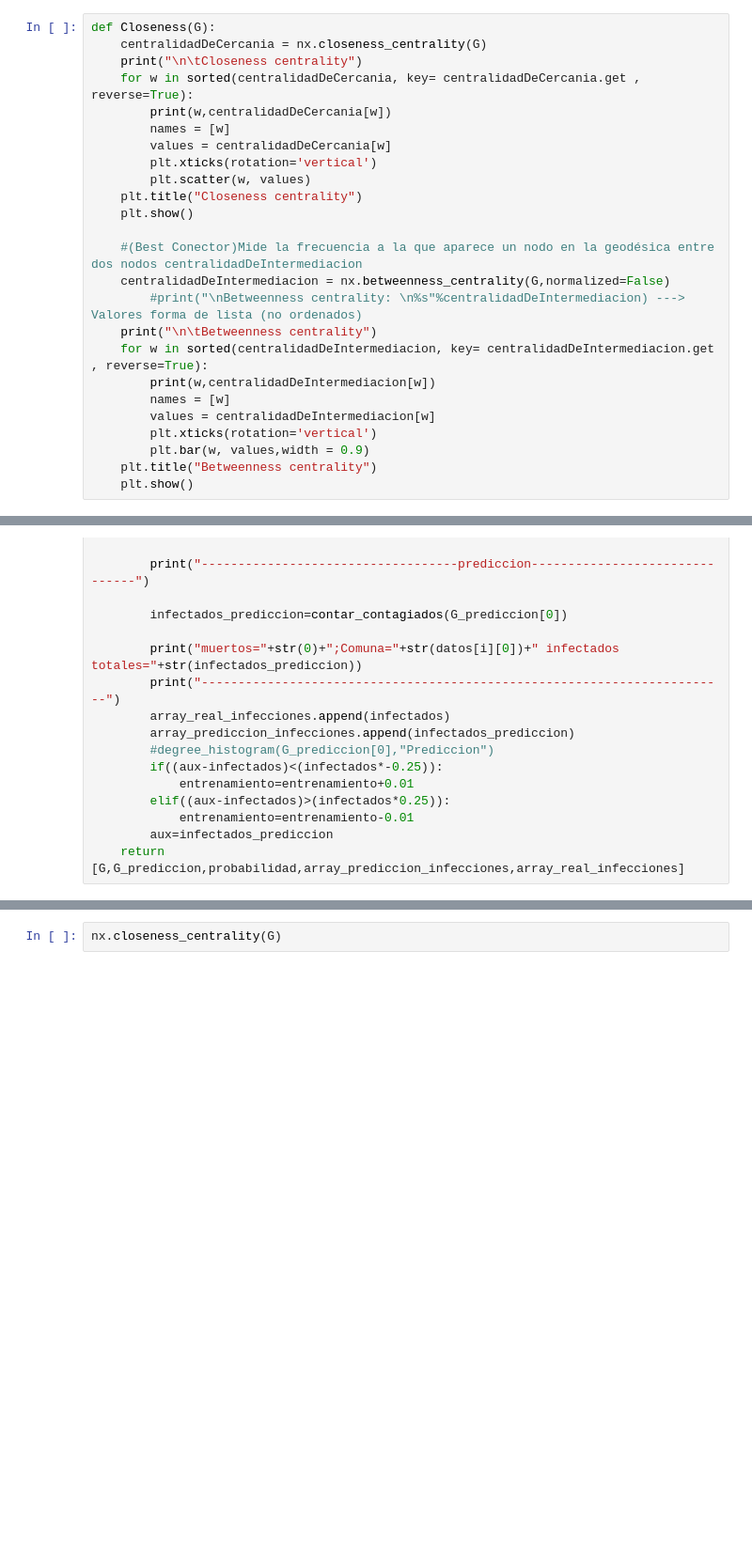
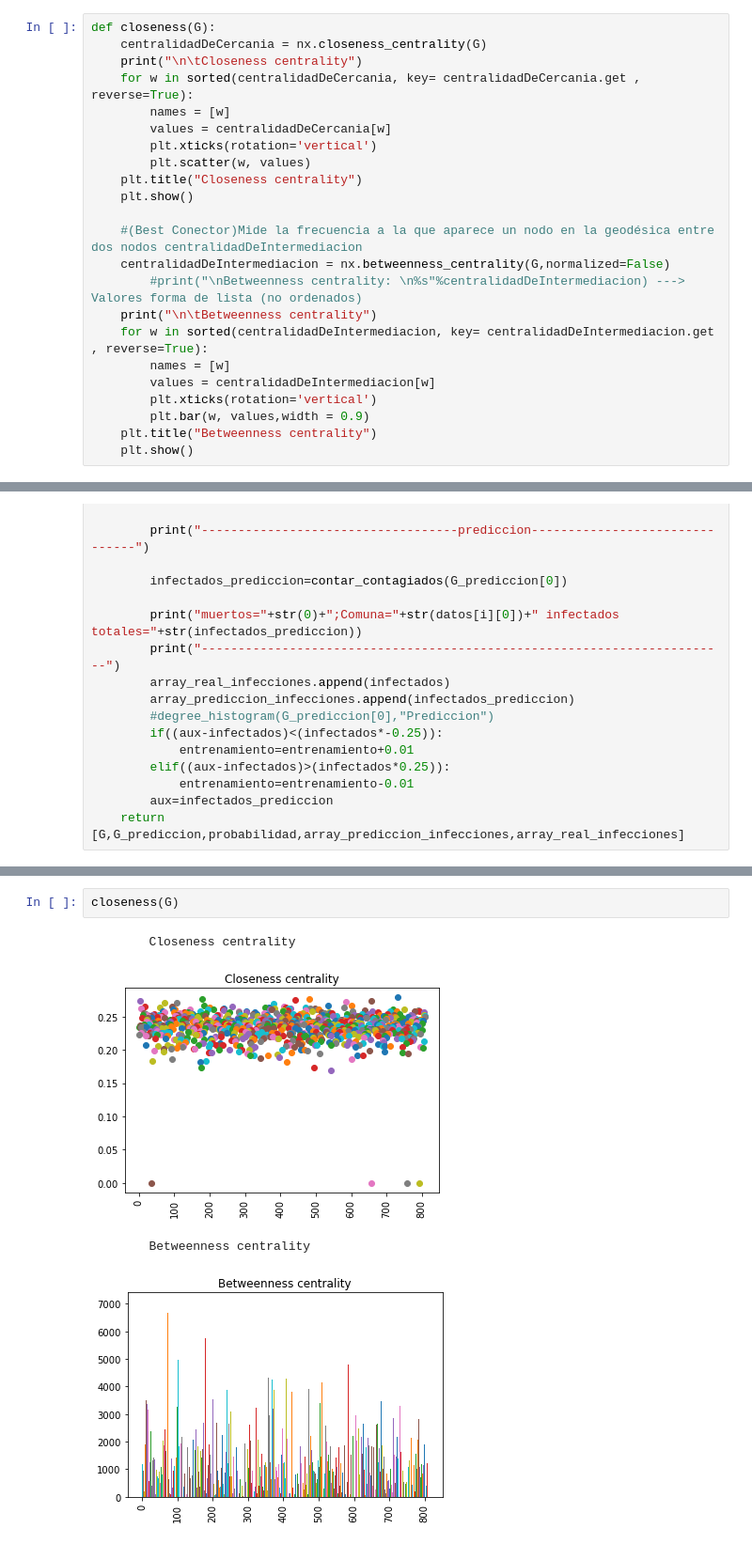
Before and after one commit to brandi003/bd3, a Jupyter notebook: BD_proy2.ipynb, the cells around one changed output, grey strips where cells are left out. Shown: that part at 94% size. Cells and saved outputs as stored; diff of their text form; blank space fills up the shorter version.

```diff
--- a/BD_proy2.ipynb
+++ b/BD_proy2.ipynb
@@ -216,11 +219,10 @@ def degree_histogram(G,Graph):
     ax.set_xticklabels(deg)
     plt.show()
 # %%
-def Closeness(G):
+def closeness(G):
     centralidadDeCercania = nx.closeness_centrality(G)
     print("\n\tCloseness centrality")
     for w in sorted(centralidadDeCercania, key= centralidadDeCercania.get , reverse=True):
-        print(w,centralidadDeCercania[w])
         names = [w]
         values = centralidadDeCercania[w]
         plt.xticks(rotation='vertical')
@@ -233,7 +235,6 @@ def Closeness(G):
         #print("\nBetweenness centrality: \n%s"%centralidadDeIntermediacion) ---> Valores forma de lista (no ordenados)
     print("\n\tBetweenness centrality")
     for w in sorted(centralidadDeIntermediacion, key= centralidadDeIntermediacion.get , reverse=True):
-        print(w,centralidadDeIntermediacion[w])
         names = [w]
         values = centralidadDeIntermediacion[w]
         plt.xticks(rotation='vertical')
@@ -361,2 +365,7 @@ graficaComparativa(aux)
-# %%
-nx.closeness_centrality(G)
+# %%
+closeness(G)
+# %% [output]
+        Closeness centrality
+[figure, added]
+        Betweenness centrality
+[figure, added]
```
Also changed, not shown: parts of 17 cells of this notebook.
